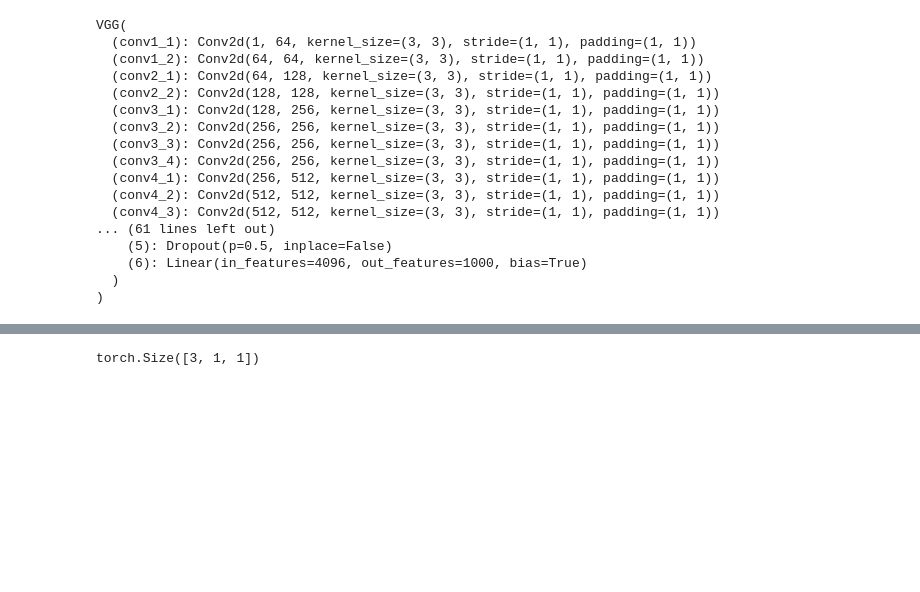
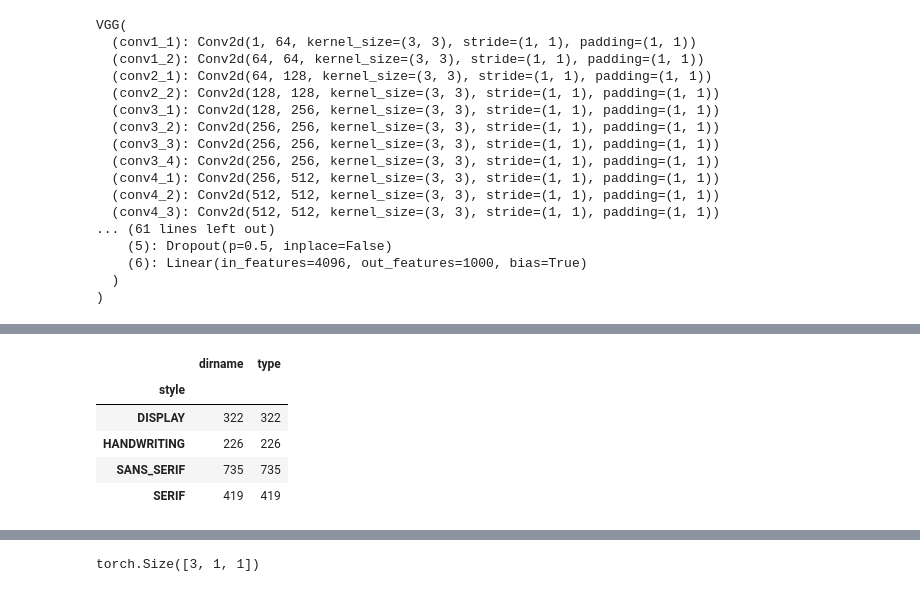
Before and after one commit to tetuomi/My-Style-Difference-Transfer, a Jupyter notebook: scratch.ipynb, the cells around one changed output, grey strips where cells are left out. Cells and saved outputs as stored; diff of their text form; code cells hidden in the pictures; blank space fills up the shorter version.

```diff
--- a/scratch.ipynb
+++ b/scratch.ipynb
@@ -375,0 +488,10 @@ print(len(test_path_df))
+# %%
+# check agein
+data_path_df.groupby(['style']).count()
+# %% [output]
+|  | dirname | type |
+| style |  |  |
+| DISPLAY | 322 | 322 |
+| HANDWRITING | 226 | 226 |
+| SANS_SERIF | 735 | 735 |
+| SERIF | 419 | 419 |
```
Also changed, not shown: parts of 16 cells of this notebook.
